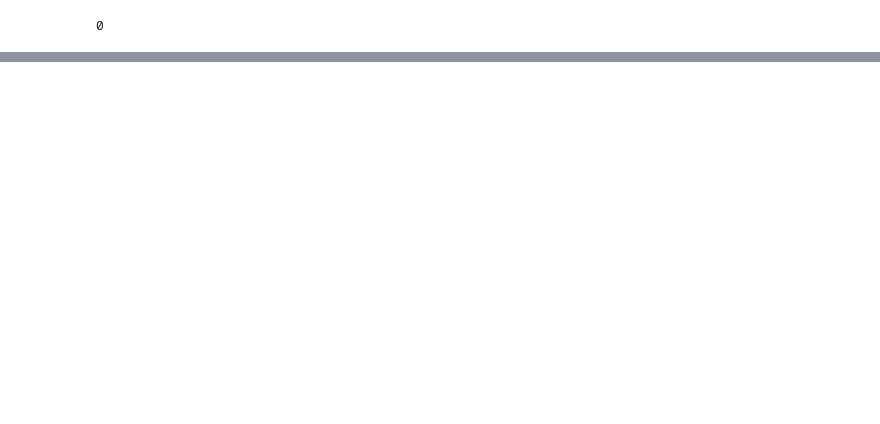
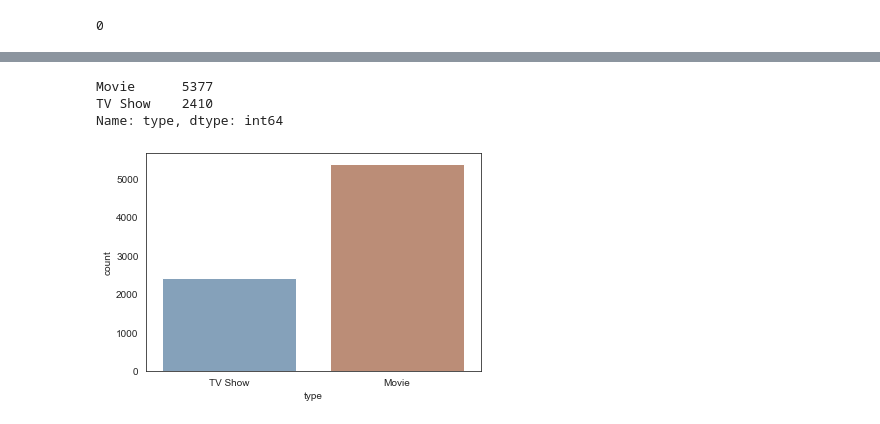
Before and after one commit to HunterKane/Netflix-Data-Analysis-, a Jupyter notebook: Netflix Movie Analysis .ipynb, the cells around one changed output, grey strips where cells are left out. Cells and saved outputs as stored; diff of their text form; code cells hidden in the pictures; blank space fills up the shorter version.

```diff
--- a/Netflix Movie Analysis .ipynb
+++ b/Netflix Movie Analysis .ipynb
@@ -148,0 +260,11 @@ NameError: name 'go' is not defined
+# %%
+# What is more popular: TV Shows or Movies?
+
+print(df.type.value_counts())
+sns.countplot(df.type,palette="twilight_shifted")
+plt.show();
+# %% [output]
+Movie      5377
+TV Show    2410
+Name: type, dtype: int64
+[figure, added]
```
Also changed, not shown: parts of 25 cells of this notebook.
